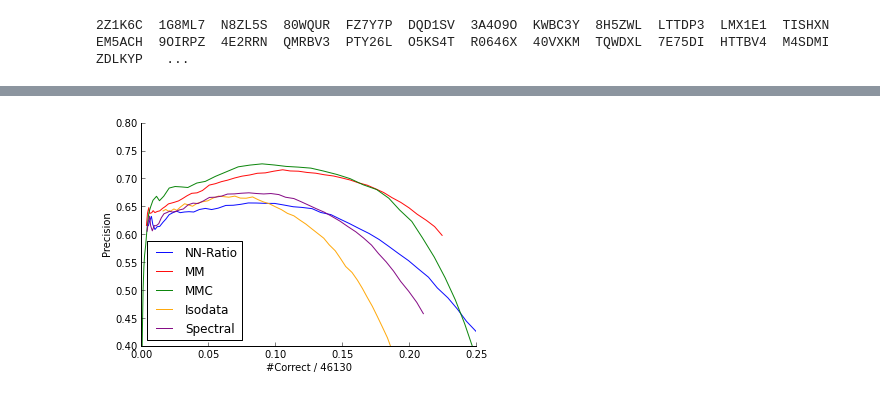
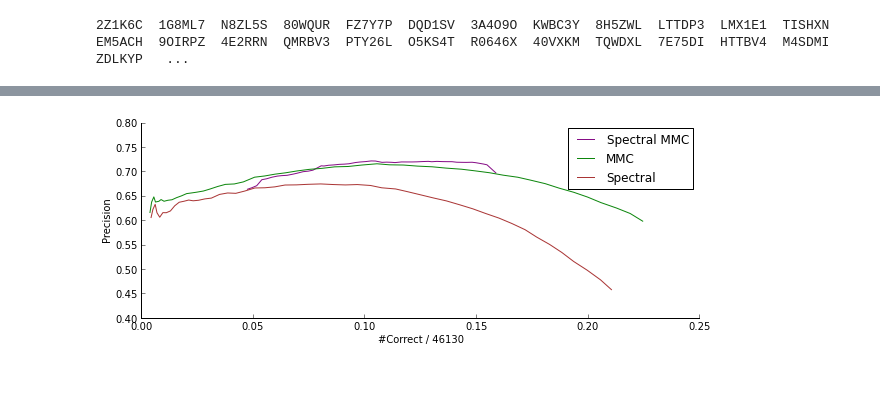
Before and after one commit to arnfred/Mirror-Match, a Jupyter notebook: code/cluster-match/Test Accumulated.ipynb, the cells around one changed output, grey strips where cells are left out. Cells and saved outputs as stored; diff of their text form; code cells hidden in the pictures.

```diff
--- a/code/cluster-match/Test Accumulated.ipynb
+++ b/code/cluster-match/Test Accumulated.ipynb
@@ -72,10 +83,12 @@ nb_correspondences = data["nb_correspondences"]
 # %%
 display.accuPlot(
-    [correct_us, correct_ms, correct_cs, correct_is, correct_ss],
-    [total_us, total_ms, total_cs, total_is, total_ss],
-    ["NN-Ratio", "MM", "MMC", "Isodata","Spectral"],
+    [correct_ssm, correct_ms, correct_ss],
+    [total_ssm, total_ms, total_ss],
+    ["Spectral MMC", "MMC", "Spectral"],
     nb_correspondences = nb_correspondences,
-    colors = ["blue", "red", "green", "orange", "purple"],
-    size=(6,4), ylim=(0.4,0.8), xlim=0.25)
+    colors = ["purple", "green", "brown", "orange", "purple"],
+    size=(10,3.5), ylim=(0.4,0.8), xlim=0.25,
+    output = "result_spectral-mmc.pdf"
+)
 # %% [output]
-[figure, old version]
+[figure, new version]
```
Also changed, not shown: parts of 2 cells of this notebook, 4 other files.
